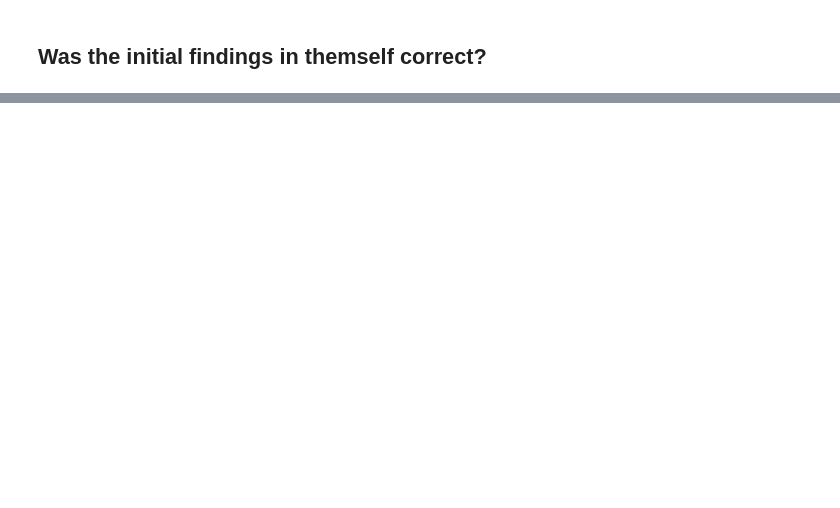
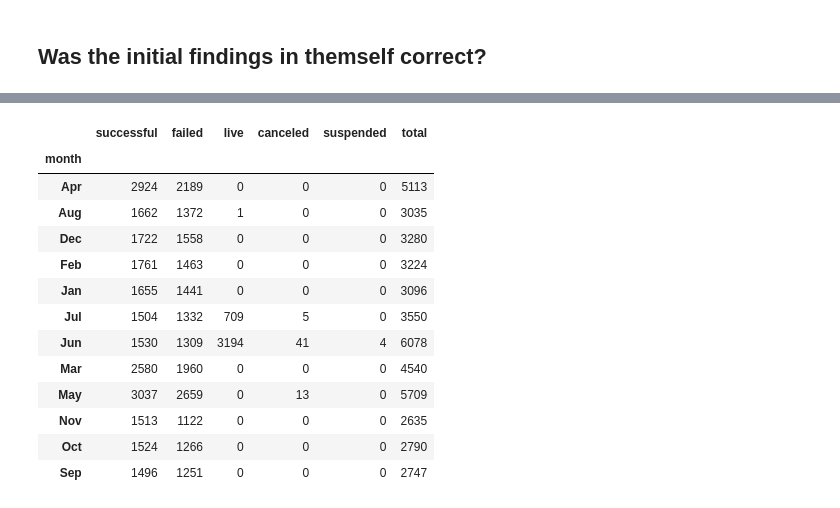
Before and after one commit to yhpf/kickstarter, a Jupyter notebook: kickstarter2.ipynb, the cells around one changed output, grey strips where cells are left out. Saved outputs shown, nothing was run; the diff lists cells and outputs as text; code cells hidden in the pictures; blank space fills up the shorter version.

Commit message:
started to look at best day and month

```diff
--- a/kickstarter2.ipynb
+++ b/kickstarter2.ipynb
@@ -87,0 +122,5 @@ Tripple the successrate with 10 comments
+# %%
+# Make a new df based on month and status dummies
+best_month = data.groupby(['month'])[['successful', 'failed', 'live', 'canceled', 'suspended']].sum()
+
+best_month
@@ -87,0 +142,20 @@ Tripple the successrate with 10 comments
+# %%
+# Creat a column for total number of projects
+best_month['total'] = best_month[['successful', 'failed', 'live', 'canceled', 'suspended']].sum(axis=1)
+
+best_month
+# %% [output]
+|  | successful | failed | live | canceled | suspended | total |
+| month |  |  |  |  |  |  |
+| Apr | 2924 | 2189 | 0 | 0 | 0 | 5113 |
+| Aug | 1662 | 1372 | 1 | 0 | 0 | 3035 |
+| Dec | 1722 | 1558 | 0 | 0 | 0 | 3280 |
+| Feb | 1761 | 1463 | 0 | 0 | 0 | 3224 |
+| Jan | 1655 | 1441 | 0 | 0 | 0 | 3096 |
+| Jul | 1504 | 1332 | 709 | 5 | 0 | 3550 |
+| Jun | 1530 | 1309 | 3194 | 41 | 4 | 6078 |
+| Mar | 2580 | 1960 | 0 | 0 | 0 | 4540 |
+| May | 3037 | 2659 | 0 | 13 | 0 | 5709 |
+| Nov | 1513 | 1122 | 0 | 0 | 0 | 2635 |
+| Oct | 1524 | 1266 | 0 | 0 | 0 | 2790 |
+| Sep | 1496 | 1251 | 0 | 0 | 0 | 2747 |
```
Also changed, not shown: parts of 29 cells of this notebook.
